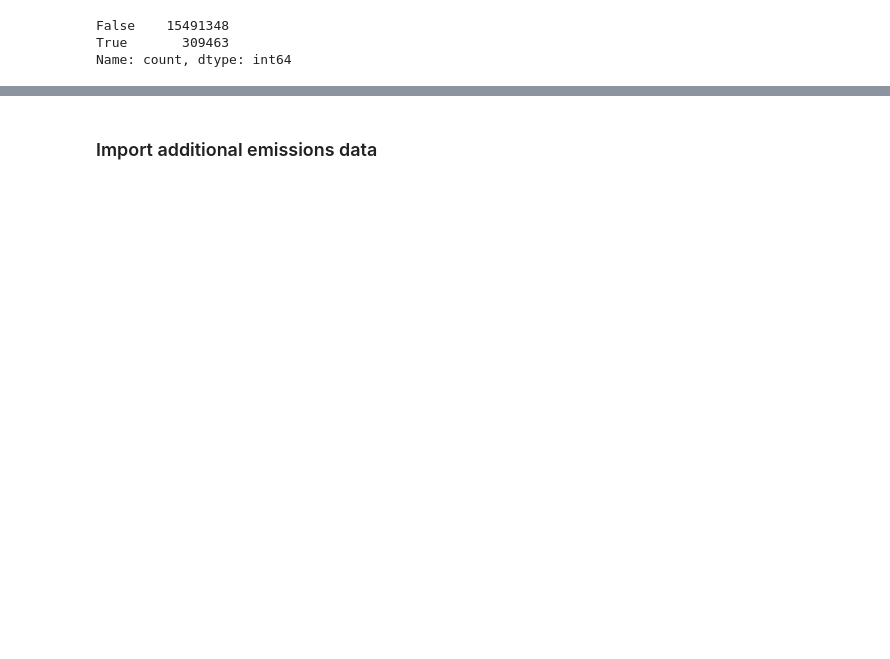
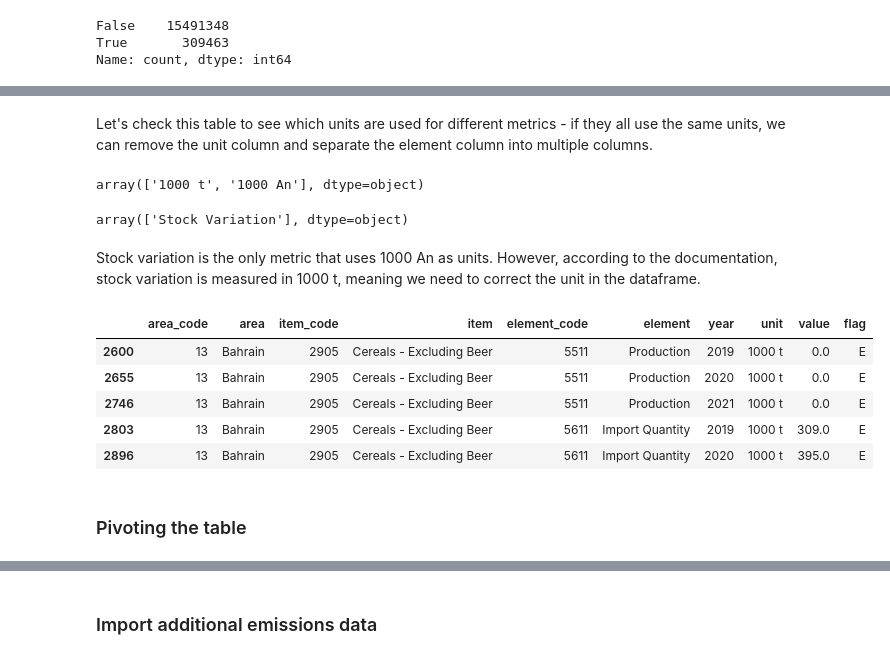
Before and after one commit to kostinam/neuefische-capstone, a Jupyter notebook: mk-data-import.ipynb, the cells around one changed output, grey strips where cells are left out. Drawn from its saved outputs; the diff is of its cells as text; code cells hidden in the pictures; blank space fills up the shorter version.

Commit message:
Created own data import file

```diff
--- a/mk-data-import.ipynb
+++ b/mk-data-import.ipynb
@@ -395,0 +415,3 @@ engine = sf.get_engine()
+# %%
+# Drop the population info from the food_balanced_combined table
+food_balances_combined = food_balances_combined[food_balances_combined['item'] != 'Population']
@@ -395,0 +437,35 @@ engine = sf.get_engine()
+# %%
+values_to_remove = ['Food supply (kcal/capita/day)', 'Food supply (kcal)',
+                    'Protein supply quantity (g/capita/day)',
+                    'Protein supply quantity (t)', 'Fat supply quantity (g/capita/day)',
+                    'Fat supply quantity (t)', 'Food supply quantity (kg/capita/yr)']
+# %%
+food_balances_combined = food_balances_combined[~food_balances_combined['element'].isin(values_to_remove)]
+# %% [markdown]
+Let's check this table to see which units are used for different metrics - if they all use the same units, we can remove the unit column and separate the element column into multiple columns.
+# %%
+# Check unique values of the units
+food_balances_combined['unit'].unique()
+# %% [output]
+array(['1000 t', '1000 An'], dtype=object)
+# %%
+# Check which elements use '1000 An' as a unit
+food_balances_An = food_balances_combined[food_balances_combined['unit']=='1000 An']
+food_balances_An['element'].unique()
+# %% [output]
+array(['Stock Variation'], dtype=object)
+# %% [markdown]
+Stock variation is the only metric that uses 1000 An as units. However, according to the documentation, stock variation is measured in 1000 t, meaning we need to correct the unit in the dataframe.
+# %%
+food_balances_combined['unit'].replace('1000 An', '1000 t', inplace=True)
+# %%
+food_balances_combined.head()
+# %% [output]
+|  | area_code | area | item_code | item | element_code | element | year | unit | value | flag |
+| 2600 | 13 | Bahrain | 2905 | Cereals - Excluding Beer | 5511 | Production | 2019 | 1000 t | 0.0 | E |
+| 2655 | 13 | Bahrain | 2905 | Cereals - Excluding Beer | 5511 | Production | 2020 | 1000 t | 0.0 | E |
+| 2746 | 13 | Bahrain | 2905 | Cereals - Excluding Beer | 5511 | Production | 2021 | 1000 t | 0.0 | E |
+| 2803 | 13 | Bahrain | 2905 | Cereals - Excluding Beer | 5611 | Import Quantity | 2019 | 1000 t | 309.0 | E |
+| 2896 | 13 | Bahrain | 2905 | Cereals - Excluding Beer | 5611 | Import Quantity | 2020 | 1000 t | 395.0 | E |
+# %% [markdown]
+### Pivoting the table
```
Also changed, not shown: parts of 30 cells of this notebook.
